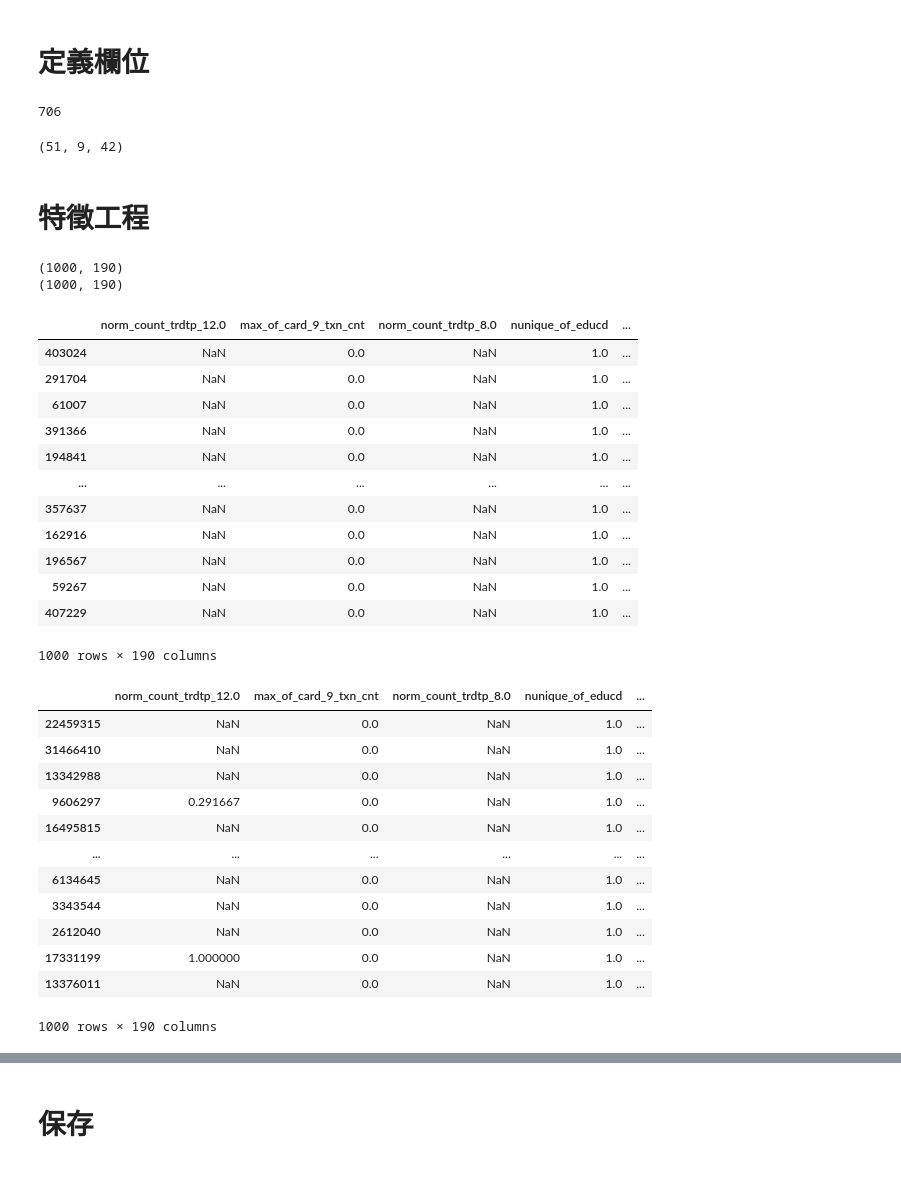
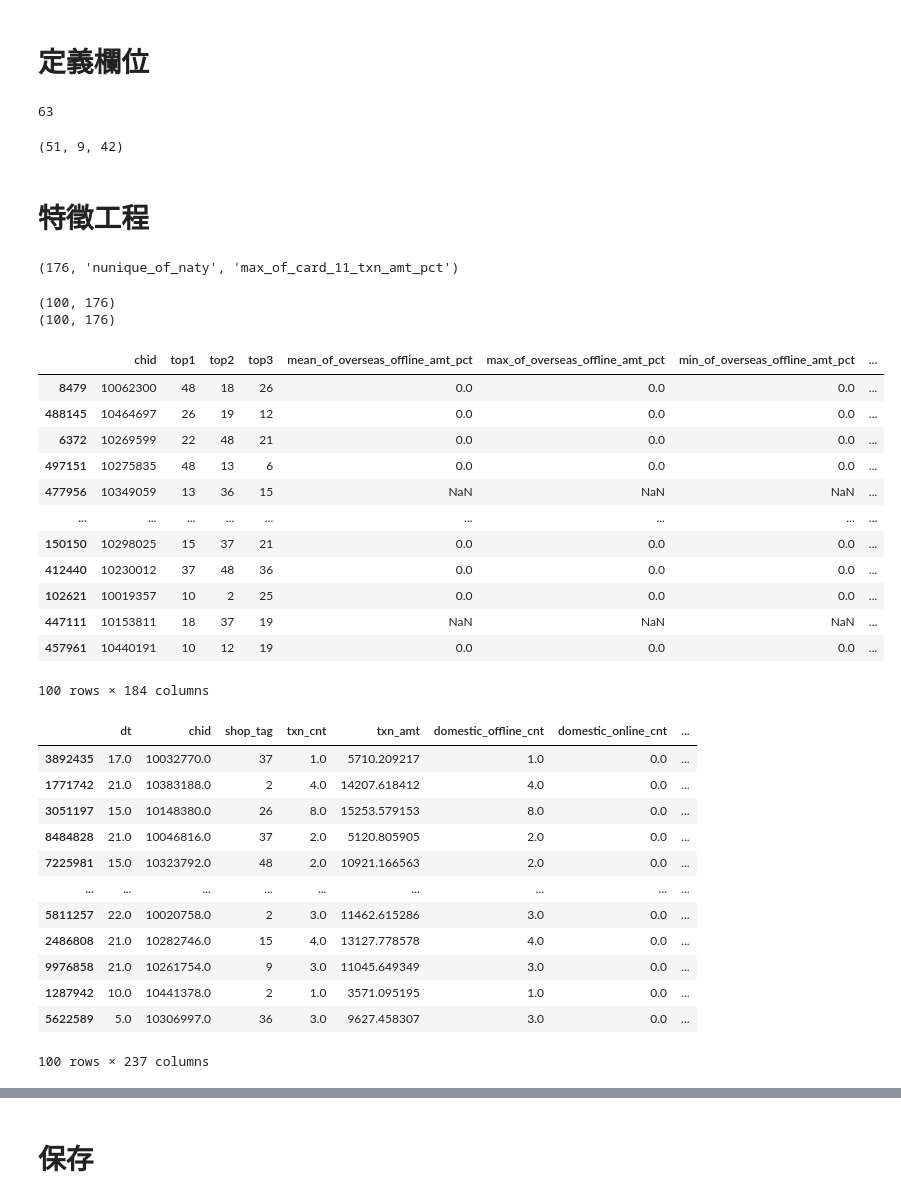
Before and after one commit to skywalker0803r/ESun2021WinterGame, a Jupyter notebook: notebook/特徵工程.ipynb, the cells around one changed output, grey strips where cells are left out. Saved outputs shown, nothing was run; the diff lists cells and outputs as text; code cells hidden in the pictures.

```diff
--- a/notebook/特徵工程.ipynb
+++ b/notebook/特徵工程.ipynb
@@ -10,9 +10,9 @@ warnings.filterwarnings('ignore')
 # %%
 s = time.time()
 # 訓練集
-train_data = pd.read_feather('../data/2021玉山人工智慧公開挑戰賽冬季賽訓練資料集.feather')
+train_data = pd.read_feather('../data/train_handle_nan.feather')
 # 測試集
-test_data = pd.read_feather('../data/需預測的顧客名單及提交檔案範例.feather')
+test_data = pd.read_feather('../data/test_handle_nan.feather')
 print('cost time:',time.time()-s)
 # 展示
 print(train_data.shape,test_data.shape)
@@ -45,7 +45,7 @@ train_df = train_data
 sample_submit = test_data
 len(feature_columns),len(categorical_features),len(numerical_features)
 # %% [output]
-706
+63
 (51, 9, 42)
 # %% [markdown]
 # 特徵工程
@@ -77,5 +77,6 @@ def feature_engineer(target_df,source_df):
                 target_df.loc[idx,cat_feat.columns] = cat_feat.values.reshape(-1)
     return target_df
 # %%
-sample_submit_feature = feature_engineer(sample_submit.sample(1000),train_data)
-train_data_feature = feature_engineer(train_data.sample(1000),train_data)
+n = 100
+sample_submit_feature = feature_engineer(sample_submit.sample(n),train_data)
+train_data_feature = feature_engineer(train_data.sample(n),train_data)
@@ -86,34 +83,40 @@ common_features = set(sample_submit_new_features)&set(train_data_feature.columns
+# %%
+sample_submit_new_features = list(set(sample_submit_feature.columns)-set(['chid','top1','top2','top3']))
+common_features = list(set(sample_submit_new_features)&set(train_data_feature.columns))
+len(common_features),common_features[0],common_features[-1]
+# %% [output]
+(176, 'nunique_of_naty', 'max_of_card_11_txn_amt_pct')
 # %%
 print(sample_submit_feature[common_features].shape)
 print(train_data_feature[common_features].shape)
-display(sample_submit_feature[common_features])
-display(train_data_feature[common_features])
+display(sample_submit_feature)
+display(train_data_feature)
 # %% [output]
-(1000, 190)
-(1000, 190)
+(100, 176)
+(100, 176)
-|  | norm_count_trdtp_12.0 | max_of_card_9_txn_cnt | norm_count_trdtp_8.0 | nunique_of_educd | ... |
-| 403024 | NaN | 0.0 | NaN | 1.0 | ... |
-| 291704 | NaN | 0.0 | NaN | 1.0 | ... |
-| 61007 | NaN | 0.0 | NaN | 1.0 | ... |
-| 391366 | NaN | 0.0 | NaN | 1.0 | ... |
-| 194841 | NaN | 0.0 | NaN | 1.0 | ... |
-| ... | ... | ... | ... | ... | ... |
-| 357637 | NaN | 0.0 | NaN | 1.0 | ... |
-| 162916 | NaN | 0.0 | NaN | 1.0 | ... |
-| 196567 | NaN | 0.0 | NaN | 1.0 | ... |
-| 59267 | NaN | 0.0 | NaN | 1.0 | ... |
-| 407229 | NaN | 0.0 | NaN | 1.0 | ... |
+|  | chid | top1 | top2 | top3 | mean_of_overseas_offline_amt_pct | max_of_overseas_offline_amt_pct | min_of_overseas_offline_amt_pct | ... |
+| 8479 | 10062300 | 48 | 18 | 26 | 0.0 | 0.0 | 0.0 | ... |
+| 488145 | 10464697 | 26 | 19 | 12 | 0.0 | 0.0 | 0.0 | ... |
+| 6372 | 10269599 | 22 | 48 | 21 | 0.0 | 0.0 | 0.0 | ... |
+| 497151 | 10275835 | 48 | 13 | 6 | 0.0 | 0.0 | 0.0 | ... |
+| 477956 | 10349059 | 13 | 36 | 15 | NaN | NaN | NaN | ... |
+| ... | ... | ... | ... | ... | ... | ... | ... | ... |
+| 150150 | 10298025 | 15 | 37 | 21 | 0.0 | 0.0 | 0.0 | ... |
+| 412440 | 10230012 | 37 | 48 | 36 | 0.0 | 0.0 | 0.0 | ... |
+| 102621 | 10019357 | 10 | 2 | 25 | 0.0 | 0.0 | 0.0 | ... |
+| 447111 | 10153811 | 18 | 37 | 19 | NaN | NaN | NaN | ... |
+| 457961 | 10440191 | 10 | 12 | 19 | 0.0 | 0.0 | 0.0 | ... |
-1000 rows × 190 columns
+100 rows × 184 columns
-|  | norm_count_trdtp_12.0 | max_of_card_9_txn_cnt | norm_count_trdtp_8.0 | nunique_of_educd | ... |
-| 22459315 | NaN | 0.0 | NaN | 1.0 | ... |
-| 31466410 | NaN | 0.0 | NaN | 1.0 | ... |
-| 13342988 | NaN | 0.0 | NaN | 1.0 | ... |
-| 9606297 | 0.291667 | 0.0 | NaN | 1.0 | ... |
-| 16495815 | NaN | 0.0 | NaN | 1.0 | ... |
-| ... | ... | ... | ... | ... | ... |
-| 6134645 | NaN | 0.0 | NaN | 1.0 | ... |
-| 3343544 | NaN | 0.0 | NaN | 1.0 | ... |
-| 2612040 | NaN | 0.0 | NaN | 1.0 | ... |
-| 17331199 | 1.000000 | 0.0 | NaN | 1.0 | ... |
-| 13376011 | NaN | 0.0 | NaN | 1.0 | ... |
+|  | dt | chid | shop_tag | txn_cnt | txn_amt | domestic_offline_cnt | domestic_online_cnt | ... |
+| 3892435 | 17.0 | 10032770.0 | 37 | 1.0 | 5710.209217 | 1.0 | 0.0 | ... |
+| 1771742 | 21.0 | 10383188.0 | 2 | 4.0 | 14207.618412 | 4.0 | 0.0 | ... |
+| 3051197 | 15.0 | 10148380.0 | 26 | 8.0 | 15253.579153 | 8.0 | 0.0 | ... |
+| 8484828 | 21.0 | 10046816.0 | 37 | 2.0 | 5120.805905 | 2.0 | 0.0 | ... |
+| 7225981 | 15.0 | 10323792.0 | 48 | 2.0 | 10921.166563 | 2.0 | 0.0 | ... |
+| ... | ... | ... | ... | ... | ... | ... | ... | ... |
+| 5811257 | 22.0 | 10020758.0 | 2 | 3.0 | 11462.615286 | 3.0 | 0.0 | ... |
+| 2486808 | 21.0 | 10282746.0 | 15 | 4.0 | 13127.778578 | 4.0 | 0.0 | ... |
+| 9976858 | 21.0 | 10261754.0 | 9 | 3.0 | 11045.649349 | 3.0 | 0.0 | ... |
+| 1287942 | 10.0 | 10441378.0 | 2 | 1.0 | 3571.095195 | 1.0 | 0.0 | ... |
+| 5622589 | 5.0 | 10306997.0 | 36 | 3.0 | 9627.458307 | 3.0 | 0.0 | ... |
-1000 rows × 190 columns
+100 rows × 237 columns
```
Also changed, not shown: parts of 21 cells of this notebook.
